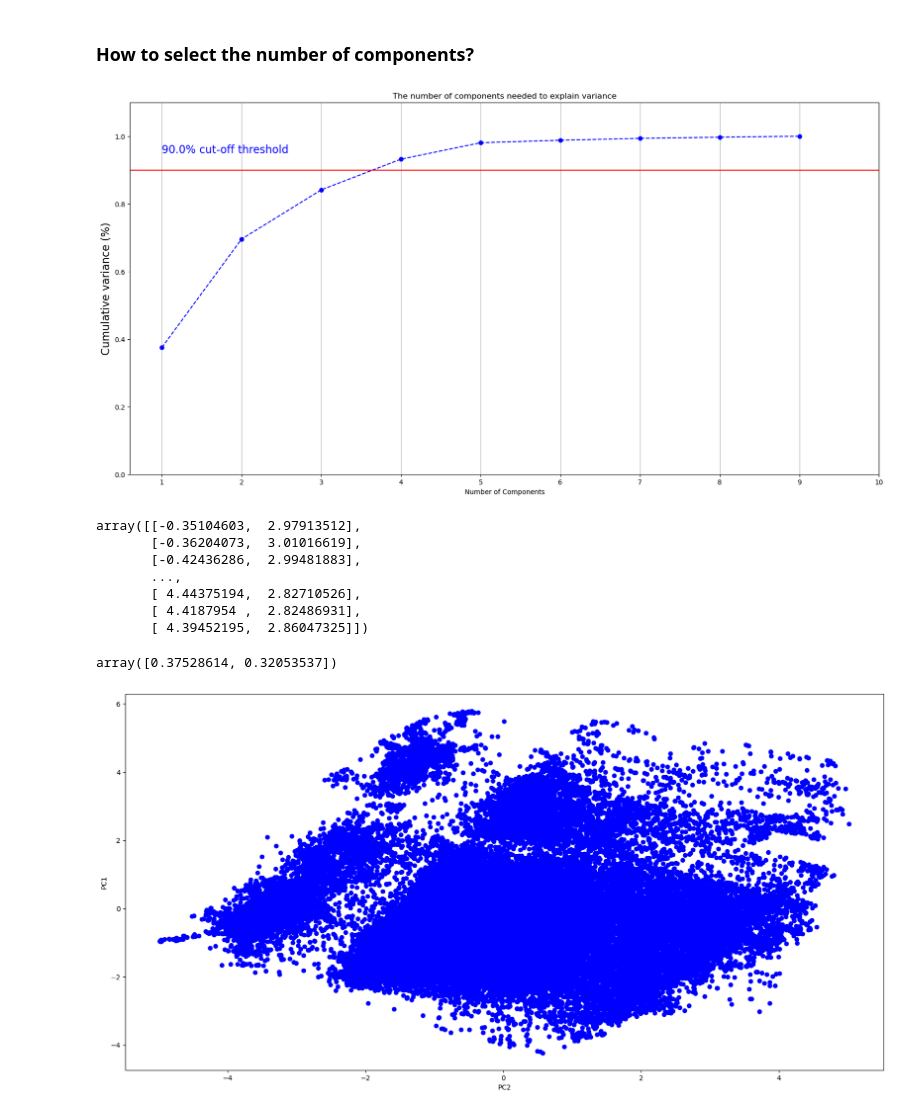
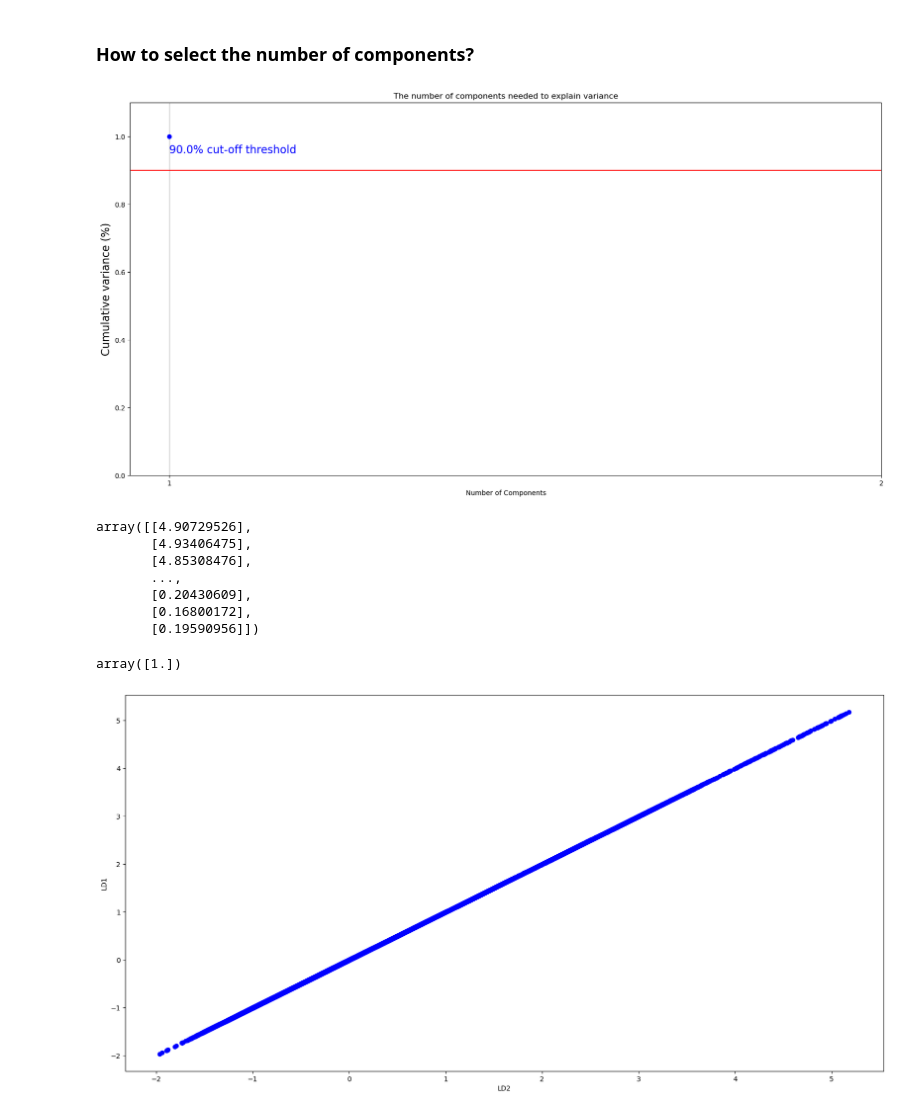
Before and after one commit to TejasPosupo/Data_Science, a Jupyter notebook: wind turbine fault detection/FaultDetection_wind.ipynb, the cells around one changed output. Drawn from its saved outputs; the diff is of its cells as text; code cells hidden in the pictures.

```diff
--- a/wind turbine fault detection/FaultDetection_wind.ipynb
+++ b/wind turbine fault detection/FaultDetection_wind.ipynb
@@ -22,0 +56,4 @@ df.head()
+# %%
+# get failure times
+fault_time_wtg40 = df.failure_time.unique()
+fault_time_wtg40
@@ -23 +78,8 @@ df.head()
+# %%
+# get the failure status in dataset
+df['total_runtime'] = [i*10 for i in range(1,len(df)+1)]
+df['is_fault'] = df['total_runtime']< fault_time_wtg40.max()
+# %%
+# remove some columns that are unnecessary
+df = df.drop(['unitlocation', 'ttimestamplocal','total_runtime', 'failure_time'], axis=1)
 # %%
@@ -90,11 +135,11 @@ x_std.head(5)
 # %% [markdown]
 ### How to select the number of components?
 # %%
-# https://www.mikulskibartosz.name/pca-how-to-choose-the-number-of-components/
-pca_ = PCA().fit(x_std)
+from sklearn.discriminant_analysis import LinearDiscriminantAnalysis as LDA
+lda_ = LDA().fit(x_std, y)
 desired_variance = 0.90
 fig, ax = plt.subplots()
-yi = np.cumsum(pca_.explained_variance_ratio_)
+yi = np.cumsum(lda_.explained_variance_ratio_)
 xi = np.arange(1, yi.shape[0]+1, step=1)
 plt.ylim(0.0,1.1)
 plt.plot(xi, yi, marker='o', linestyle='--', color='b')
@@ -107,30 +152,30 @@ plt.text(1, desired_variance+ 0.05, str(desired_variance*100) +'% cut-off thresh
 ax.grid(axis='x')
 plt.show()
 # %% [output]
-[figure, old version]
+[figure, new version]
 # %%
 # from above figure to acheive 0.95 explained varience we need 5 components
-pca = PCA(n_components=2)
-X = pca.fit_transform(x_std)
+lda = LDA(n_components=1)
+X = lda.fit_transform(x_std, y)
 X
 # %% [output]
-array([[-0.35104603,  2.97913512],
-       [-0.36204073,  3.01016619],
-       [-0.42436286,  2.99481883],
+array([[4.90729526],
+       [4.93406475],
+       [4.85308476],
        ...,
-       [ 4.44375194,  2.82710526],
-       [ 4.4187954 ,  2.82486931],
-       [ 4.39452195,  2.86047325]])
+       [0.20430609],
+       [0.16800172],
+       [0.19590956]])
 # %%
 # variance ratio of each components
-pca.explained_variance_ratio_
+lda.explained_variance_ratio_
 # %% [output]
-array([0.37528614, 0.32053537])
+array([1.])
 # %%
-plt.scatter(X[:,0], X[:,1], color='blue')
-plt.ylabel("PC1")
-plt.xlabel("PC2")
+plt.scatter(X[:, 0], X[:, 0], color='blue')
+plt.ylabel("LD1")
+plt.xlabel("LD2")
 plt.show()
 # %% [output]
-[figure, old version]
+[figure, new version]
 # %%
```
Also changed, not shown: parts of 18 cells of this notebook, 1 other file.
